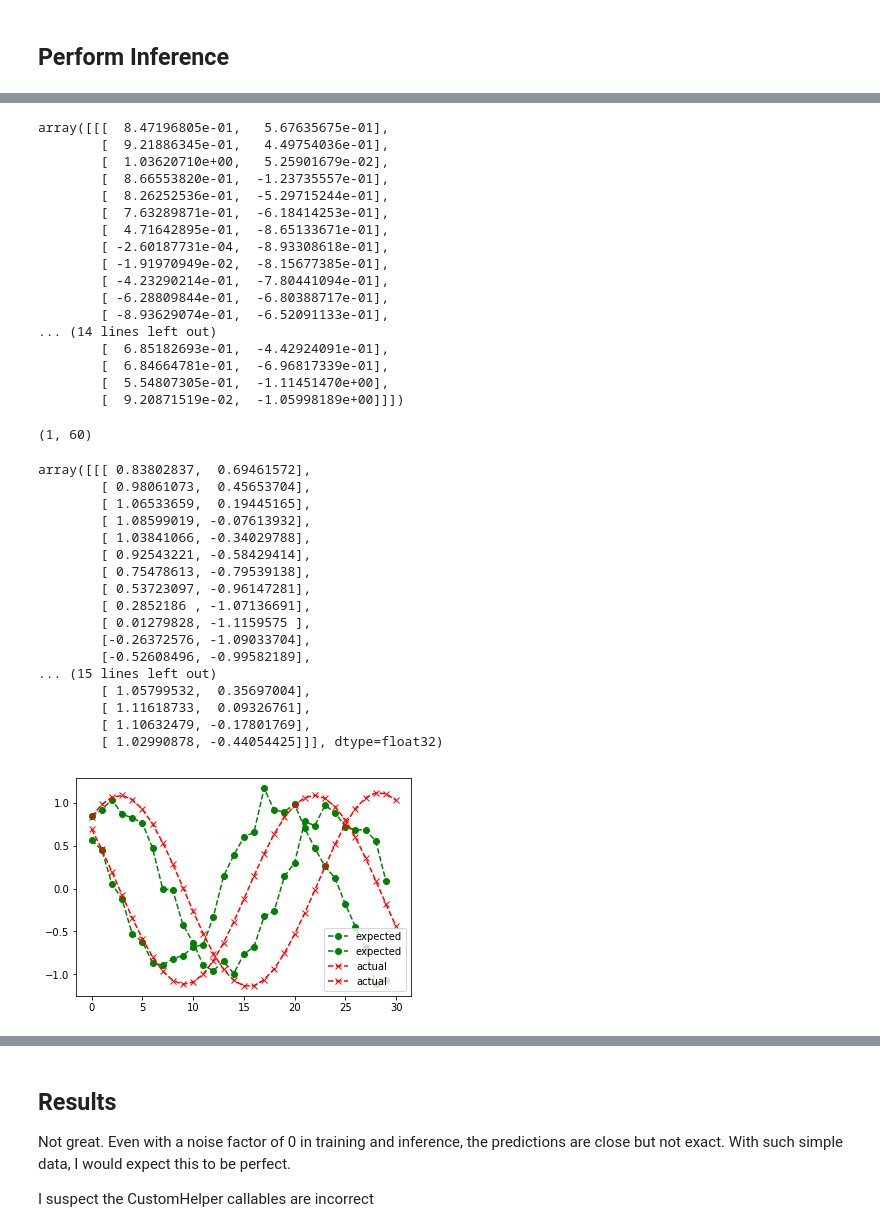
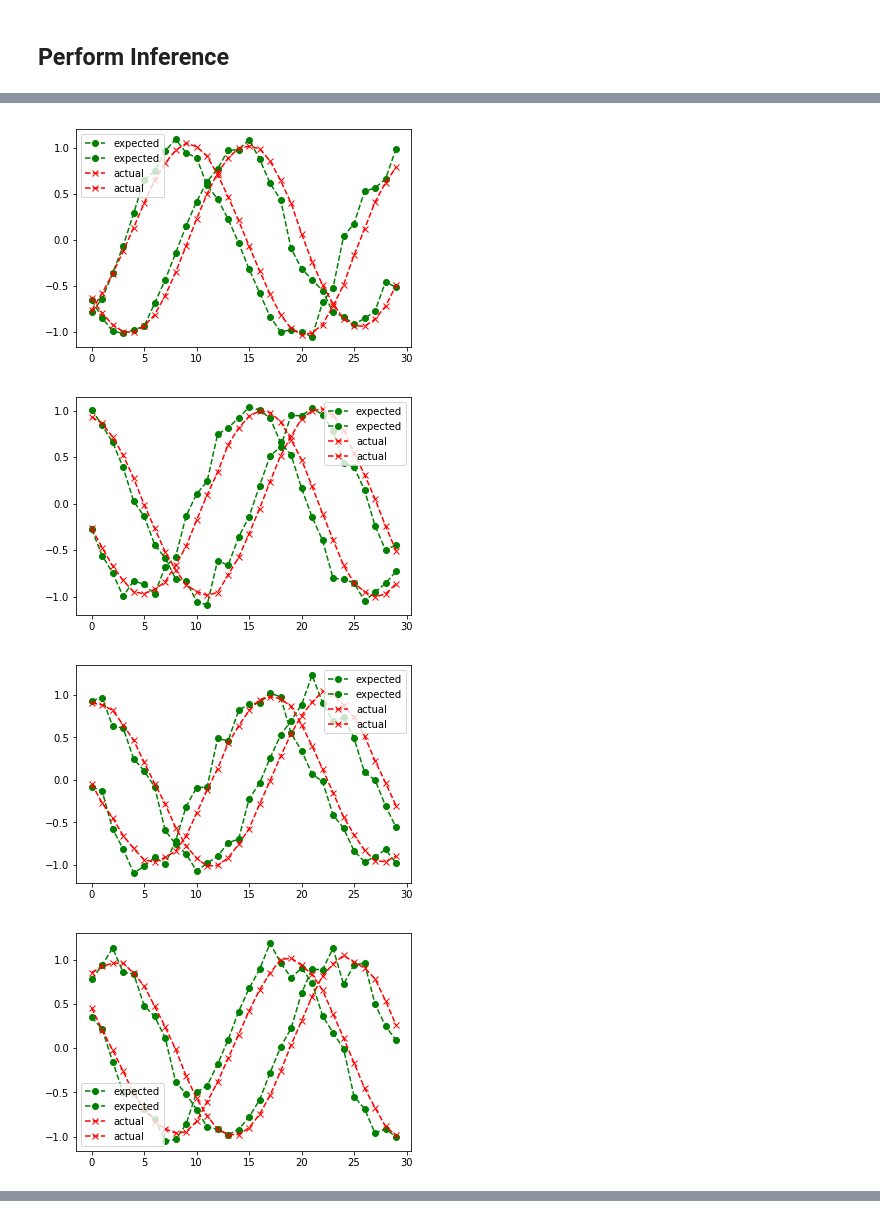
Before and after one commit to nishaskinner/ml-experiments, a Jupyter notebook: TimeSeries_AutoEncoder.ipynb, the cells around one changed output, grey strips where cells are left out. Drawn from its saved outputs; the diff is of its cells as text; code cells hidden in the pictures.

```diff
--- a/TimeSeries_AutoEncoder.ipynb
+++ b/TimeSeries_AutoEncoder.ipynb
@@ -97,7 +99,7 @@ class Seq2SeqConfig():
     """
     def __init__(self):
         self.sequence_length = 30
-        self.hidden_units = 64
+        self.hidden_units = 100
         self.batch_size = 10
         self.num_batches = 30
         self.num_epochs = 8
@@ -107,7 +109,7 @@ class Seq2SeqConfig():
         self.train_noise_factor = 0.15
         self.inference_noise_factor = 0.10
 
-        self.feed_prev_decode_step = True
+        self.feed_prev_decode_step = False
         self.learning_rate = 0.001 # 0.001 is the default learning rate used by the adam optimizer
         ## TODO - learning rate, drop out, number of units in the latent space
 
@@ -438,5 +451,2 @@ with tf.variable_scope('inference_prediction'):
 # %% [markdown]
 ## Perform Inference
-# %%
-# generate with batch_size = 1
-infer_batch = generate_batch(config.sequence_length, 1, config.feature_funcs, noise_factor=config.inference_noise_factor)
@@ -447,20 +452,0 @@ infer_batch.shape
-# %%
-infer_batch
-# %% [output]
-array([[[  8.47196805e-01,   5.67635675e-01],
-        [  9.21886345e-01,   4.49754036e-01],
-        [  1.03620710e+00,   5.25901679e-02],
-        [  8.66553820e-01,  -1.23735557e-01],
-        [  8.26252536e-01,  -5.29715244e-01],
-        [  7.63289871e-01,  -6.18414253e-01],
-        [  4.71642895e-01,  -8.65133671e-01],
-        [ -2.60187731e-04,  -8.93308618e-01],
-        [ -1.91970949e-02,  -8.15677385e-01],
-        [ -4.23290214e-01,  -7.80441094e-01],
-        [ -6.28809844e-01,  -6.80388717e-01],
-        [ -8.93629074e-01,  -6.52091133e-01],
-... (14 lines left out)
-        [  6.85182693e-01,  -4.42924091e-01],
-        [  6.84664781e-01,  -6.96817339e-01],
-        [  5.54807305e-01,  -1.11451470e+00],
-        [  9.20871519e-02,  -1.05998189e+00]]])
@@ -469,4 +452,0 @@ infer_batch_collapse = np.reshape(infer_batch, (-1, config.num_features* config.
-# %%
-infer_batch_collapse.shape
-# %% [output]
-(1, 60)
@@ -475,27 +453,15 @@ infer_out = sess.run([infer_prediction_op], {encoder_inputs: infer_batch_collaps
-# %%
-infer_out[0]
-# %% [output]
-array([[[ 0.83802837,  0.69461572],
-        [ 0.98061073,  0.45653704],
-        [ 1.06533659,  0.19445165],
-        [ 1.08599019, -0.07613932],
-        [ 1.03841066, -0.34029788],
-        [ 0.92543221, -0.58429414],
-        [ 0.75478613, -0.79539138],
-        [ 0.53723097, -0.96147281],
-        [ 0.2852186 , -1.07136691],
-        [ 0.01279828, -1.1159575 ],
-        [-0.26372576, -1.09033704],
-        [-0.52608496, -0.99582189],
-... (15 lines left out)
-        [ 1.05799532,  0.35697004],
-        [ 1.11618733,  0.09326761],
-        [ 1.10632479, -0.17801769],
-        [ 1.02990878, -0.44054425]]], dtype=float32)
 # %%
-plt.plot(infer_batch[0], 'go--', label='expected')
-plt.plot(infer_out[0][0], 'rx--', label='actual')
-plt.legend(loc='best')
-plt.show()
+# generate with batch_size = 1
+for x in range(10):
+    infer_batch = generate_batch(config.sequence_length, 1, [feature_sin, feature_cos], noise_factor=config.inference_noise_factor)
+    infer_batch_collapse = np.reshape(infer_batch, (-1, config.num_features* config.sequence_length))
+    infer_out = sess.run([infer_prediction_op], {encoder_inputs: infer_batch_collapse, decoder_inputs: infer_batch_collapse})
+    plt.plot(infer_batch[0], 'go--', label='expected')
+    plt.plot(infer_out[0][0], 'rx--', label='actual')
+    plt.legend(loc='best')
+    plt.show()
 # %% [output]
-[figure, old version]
+[figure, new version]
+[figure, added]
+[figure, added]
+[figure, added]
@@ -502,7 +473,0 @@ plt.show()
-# %% [markdown]
-## Results
-
-Not great. Even with a noise factor of 0 in training and inference, the predictions are close but not exact.
-With such simple data, I would expect this to be perfect.
-
-I suspect the CustomHelper callables are incorrect
```
Also changed, not shown: parts of 13 cells of this notebook.
